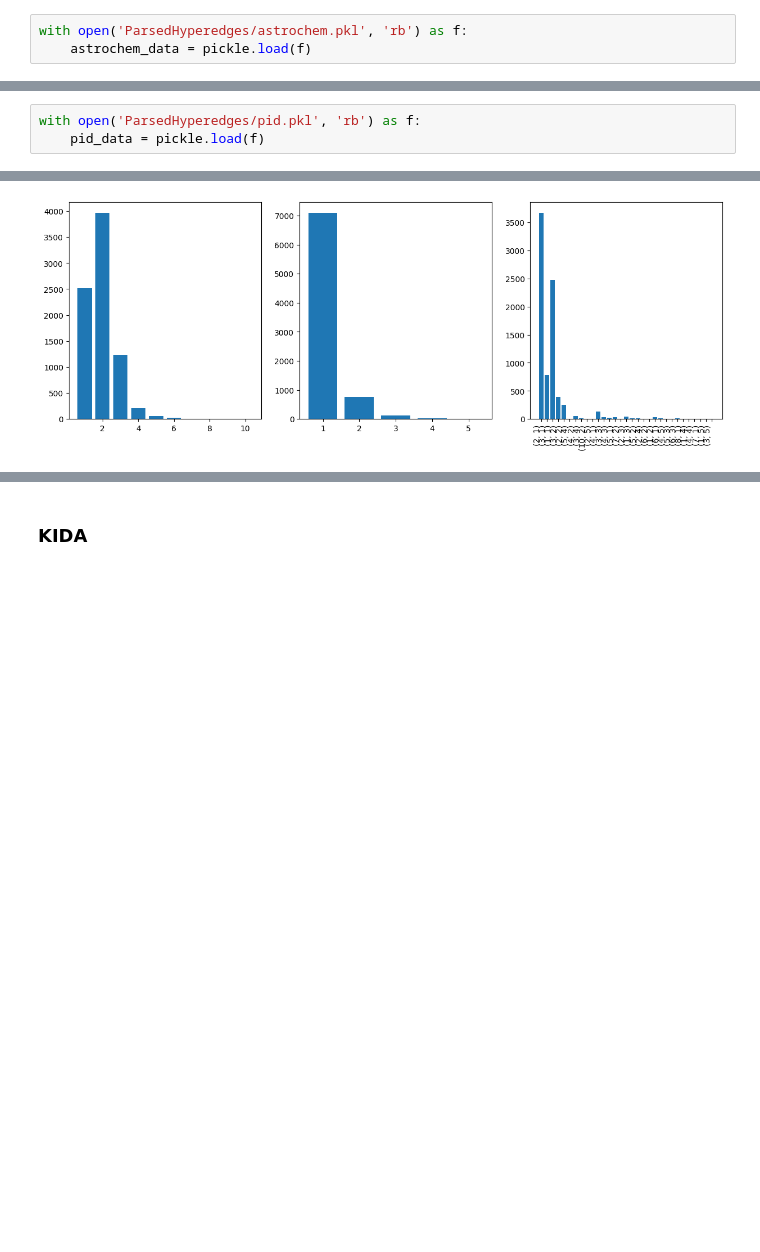
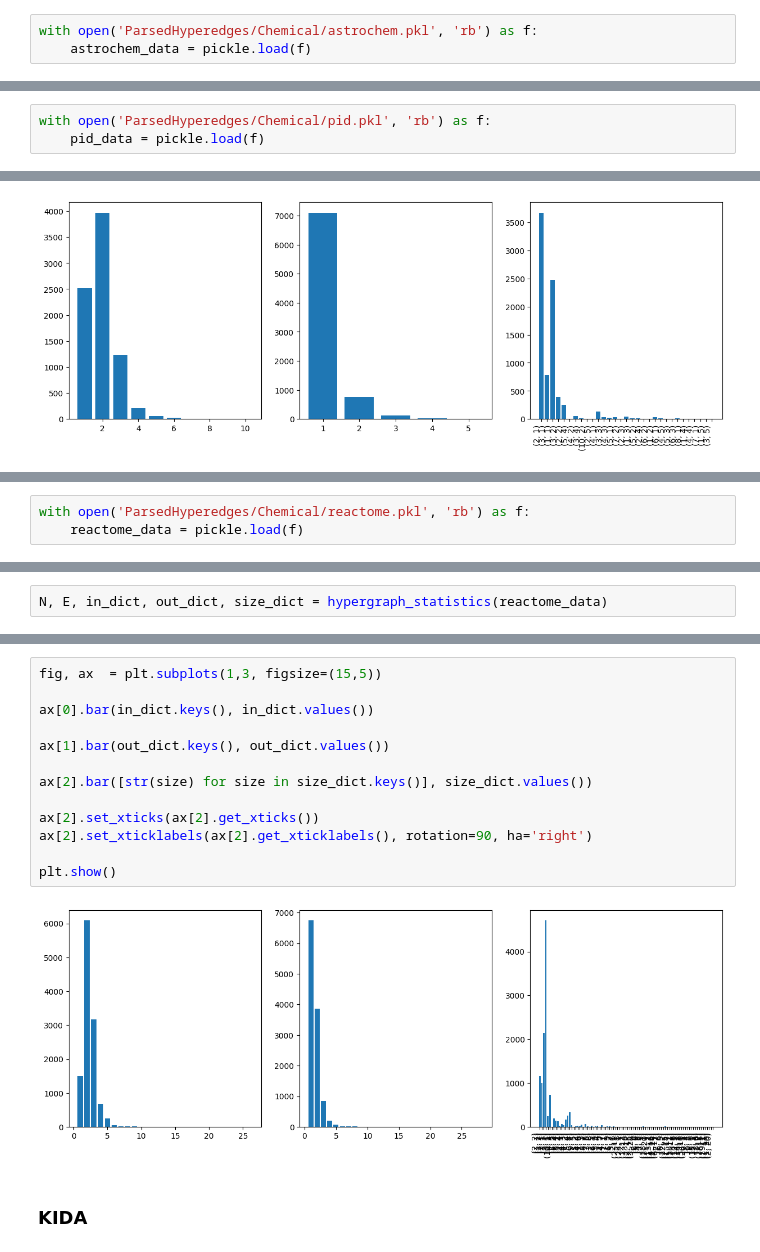
Before and after one commit to goznalo-git/DirectedHyperCentrality, a Jupyter notebook: 1-HypergraphStatistics.ipynb, the cells around one changed output, grey strips where cells are left out. Saved outputs shown, nothing was run; the diff lists cells and outputs as text; blank space fills up the shorter version.

Commit message:
Metabolical reactions data added, preprocessing adapted

```diff
--- a/1-HypergraphStatistics.ipynb
+++ b/1-HypergraphStatistics.ipynb
@@ -13,7 +16,7 @@ from collections import defaultdict
 # %% [markdown]
 ### Astrochem
 # %%
-with open('ParsedHyperedges/astrochem.pkl', 'rb') as f:
+with open('ParsedHyperedges/Chemical/astrochem.pkl', 'rb') as f:
     astrochem_data = pickle.load(f)
 # %%
 H = xgi.DiHypergraph(astrochem_data)
@@ -62,5 +65,5 @@ plt.show()
 # %%
-with open('ParsedHyperedges/pid.pkl', 'rb') as f:
+with open('ParsedHyperedges/Chemical/pid.pkl', 'rb') as f:
     pid_data = pickle.load(f)
 # %%
 import xgi
@@ -107,0 +113,3 @@ plt.show()
+# %%
+with open('ParsedHyperedges/Chemical/reactome.pkl', 'rb') as f:
+    reactome_data = pickle.load(f)
@@ -107,0 +122,2 @@ plt.show()
+# %%
+N, E, in_dict, out_dict, size_dict = hypergraph_statistics(reactome_data)
@@ -108,3 +144,18 @@ plt.show()
+# %%
+fig, ax  = plt.subplots(1,3, figsize=(15,5))
+
+ax[0].bar(in_dict.keys(), in_dict.values())
+
+ax[1].bar(out_dict.keys(), out_dict.values())
+
+ax[2].bar([str(size) for size in size_dict.keys()], size_dict.values())
+
+ax[2].set_xticks(ax[2].get_xticks())
+ax[2].set_xticklabels(ax[2].get_xticklabels(), rotation=90, ha='right')
+
+plt.show()
+# %% [output]
+[figure, added]
 # %% [markdown]
 ### KIDA
 # %%
```
Also changed, not shown: parts of 19 cells of this notebook, 19 other files.
